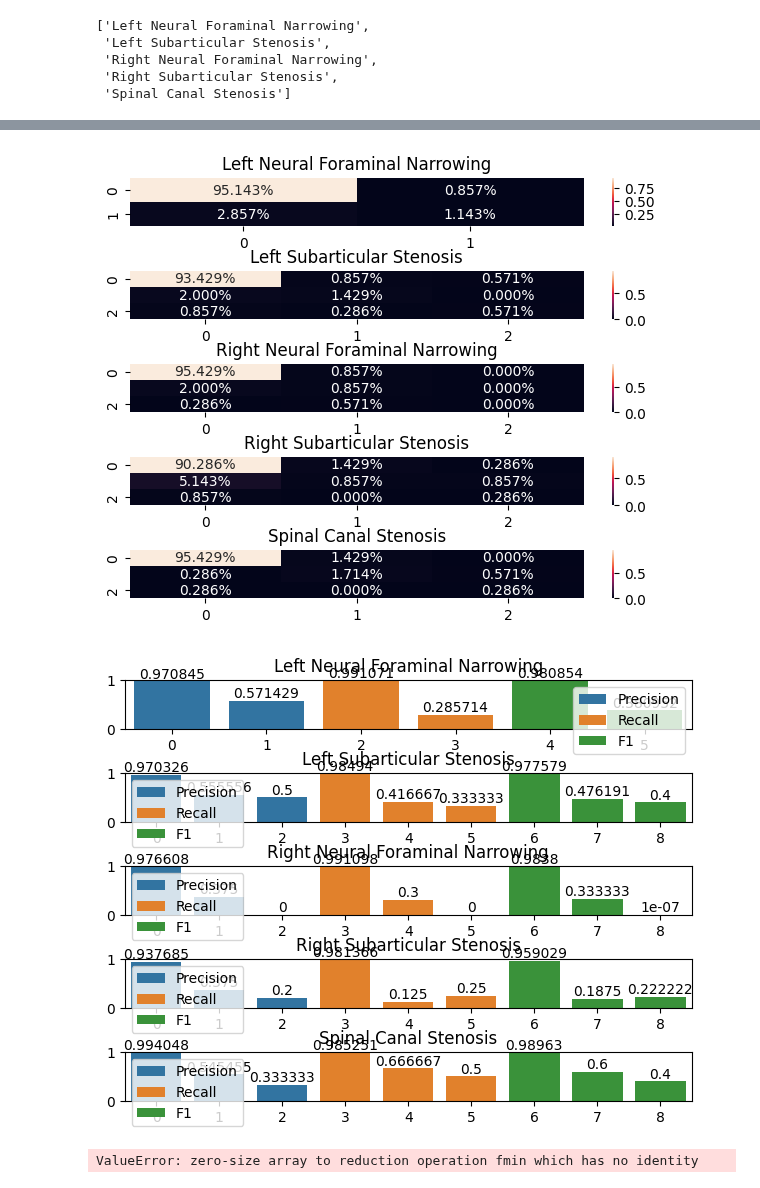
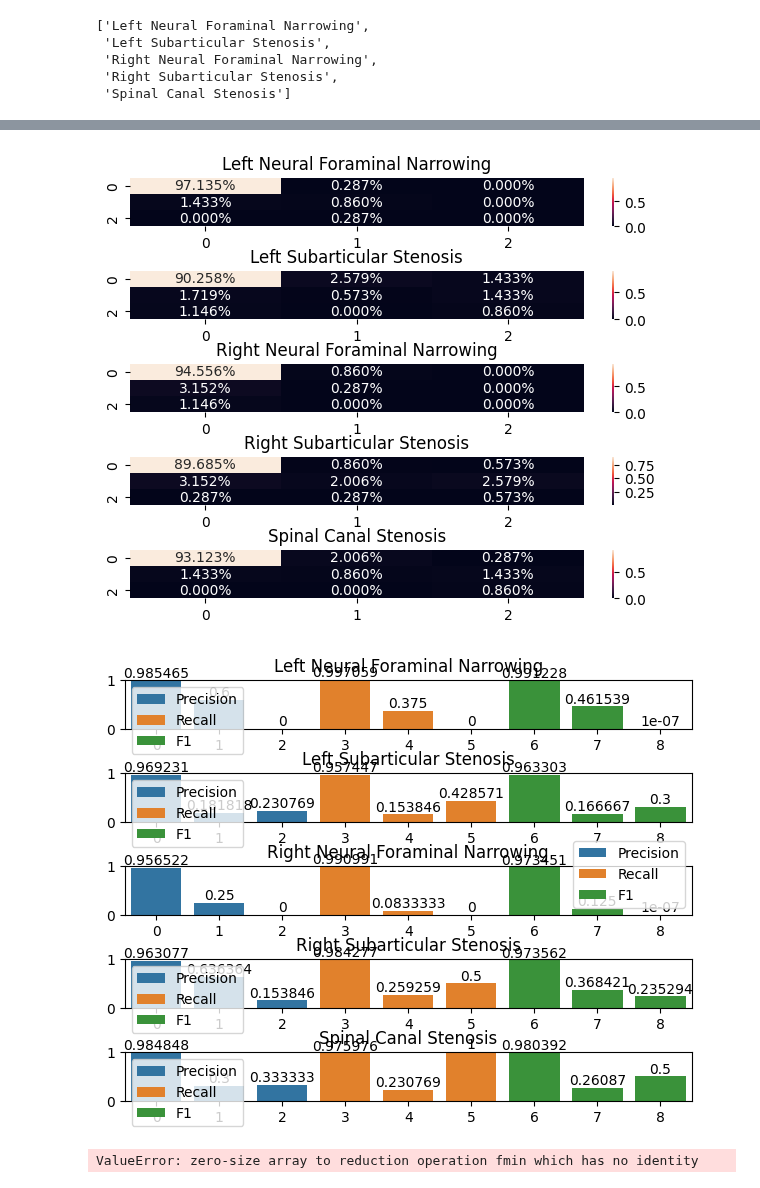
Before and after one commit to IDoCodingStuffs/rsna_2024, a Jupyter notebook: 3d_modeling/rsna-2024-inference-2.ipynb, the cells around one changed output, grey strips where cells are left out. Saved outputs shown, nothing was run; the diff lists cells and outputs as text; code cells hidden in the pictures.

```diff
--- a/3d_modeling/rsna-2024-inference-2.ipynb
+++ b/3d_modeling/rsna-2024-inference-2.ipynb
@@ -26,7 +27,7 @@ Creating a tensor from a list of numpy.ndarrays is extremely slow. Please consid
 import torch
 
 model = CustomMaxxVit3dClassifier(backbone=CONFIG["backbone"]).to(device)
-model.load_state_dict(torch.load("../models/maxvit_rmlp_bc_rw_96_21_v2_fold_0/maxvit_rmlp_bc_rw_96_21_v2_fold_0_1.pt"))
+model.load_state_dict(torch.load("../models/maxvit_rmlp_bc_rw_96_v2_fold_3/maxvit_rmlp_bc_rw_96_v2_fold_3_7.pt"))
 _ = model.eval()
 # %% [output]
 You are using `torch.load` with `weights_only=False` (the current default value), which uses the default pickle module implicitly. It is possible to construct malicious pickle data which will execute  ...
@@ -60,7 +61,7 @@ folds = create_vertebra_level_datasets_and_loaders_k_fold(train_data,
 # %% [output]
 The behavior of DataFrame concatenation with empty or all-NA entries is deprecated. In a future version, this will no longer exclude empty or all-NA columns when determining the result dtypes. To reta ...
 # %%
-trainloader, valloader, trainset, valset = folds[0]
+trainloader, valloader, trainset, valset = folds[3]
 # %%
 from torch.cuda.amp import autocast
 from tqdm import tqdm
@@ -89,7 +90,7 @@ inferred_new = []
 target_new = []
 for e in inferred:
     for elem in e:
-        inferred_new.append(elem.reshape((-1, 5, 3)))
+        inferred_new.append(F.softmax(elem.reshape((-1, 5, 3)), dim=-1).to(torch.float))
 for e in target:
     for elem in e:
         target_new.append([[0 if i != elem_ else 1 for i in range(3)] for elem_ in elem])
@@ -177,7 +178,7 @@ for level_idx in range(5):
 
     for e in inferred_per_level[level_idx]:
         for elem in e:
-            inferred_level.append(elem.reshape((-1, 5, 3)))
+            inferred_level.append(F.softmax(elem.reshape((-1, 5, 3)), dim=-1).to(torch.float))
     for e in target_per_level[level_idx]:
         for elem in e:
             target_level.append([[0 if i != elem_ else 1 for i in range(3)] for elem_ in elem])
@@ -233,4 +234,4 @@ for level_idx in range(5):
-[figure, old version]
+[figure, new version]
-[figure, old version]
+[figure, new version]
 ValueError: zero-size array to reduction operation fmin which has no identity
 [figure]
```
Also changed, not shown: parts of 5 cells of this notebook, 1 other file.
